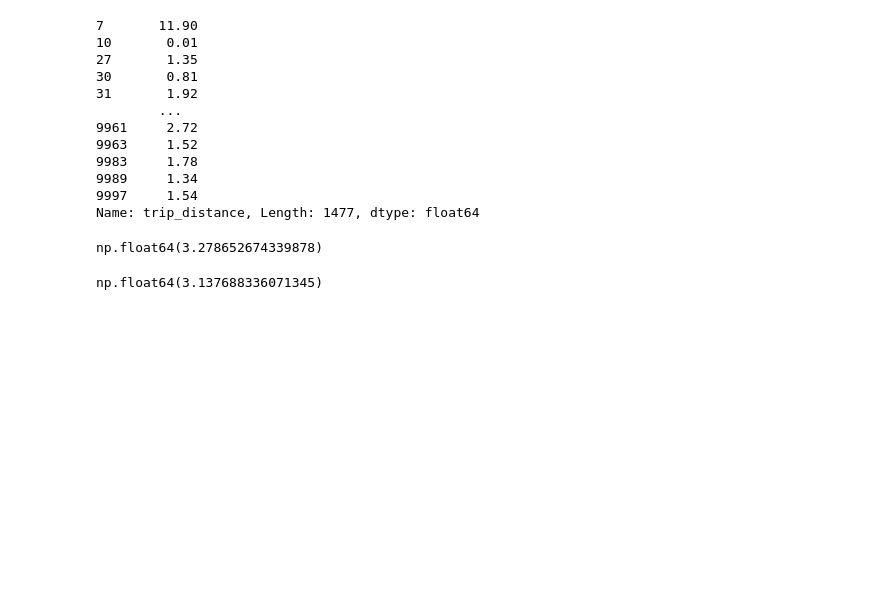
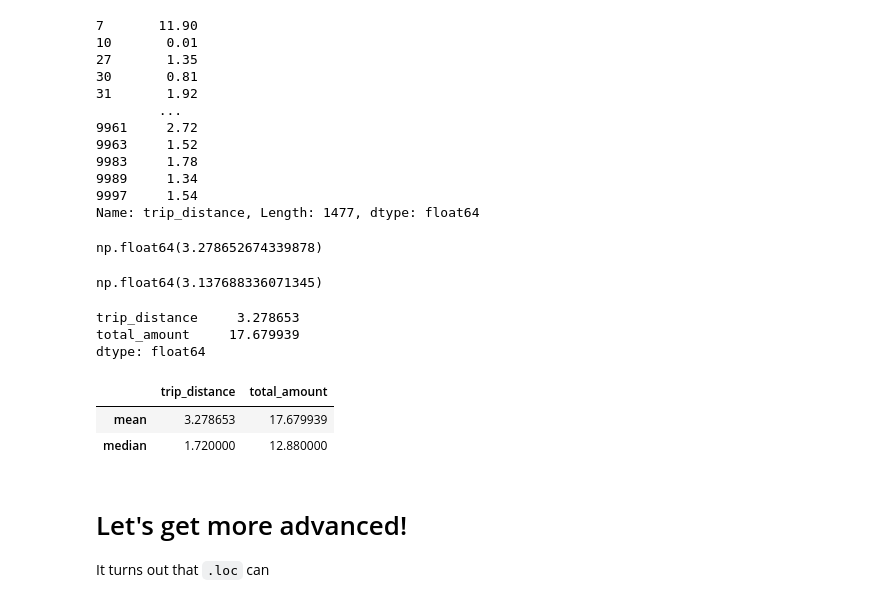
Before and after one commit to reuven/auckland-pug-2024-06June-19, a Jupyter notebook: loc in Pandas.ipynb, the cells around one changed output. Saved outputs shown, nothing was run; the diff lists cells and outputs as text; code cells hidden in the pictures; blank space fills up the shorter version.

```diff
--- a/loc in Pandas.ipynb
+++ b/loc in Pandas.ipynb
@@ -454,3 +454,33 @@ df.loc[
 ].mean()
 # %% [output]
 np.float64(3.137688336071345)
+# %%
+# let's get more than one column
+# let's find mean trip distance and total amount for > 2 passengers
+
+df.loc[
+    df['passenger_count'] > 2   # row selector
+    ,
+    ['trip_distance', 'total_amount']
+].mean()
+# %% [output]
+trip_distance     3.278653
+total_amount     17.679939
+dtype: float64
+# %%
+# how can I get both the mean and the median?
+# we can use the "agg" method, which takes a list of strings -- what we want to calculate
+
+df.loc[
+    df['passenger_count'] > 2   # row selector
+    ,
+    ['trip_distance', 'total_amount']
+].agg(['mean', 'median'])
+# %% [output]
+|  | trip_distance | total_amount |
+| mean | 3.278653 | 17.679939 |
+| median | 1.720000 | 12.880000 |
+# %% [markdown]
+# Let's get more advanced!
+
+It turns out that `.loc` can
```
